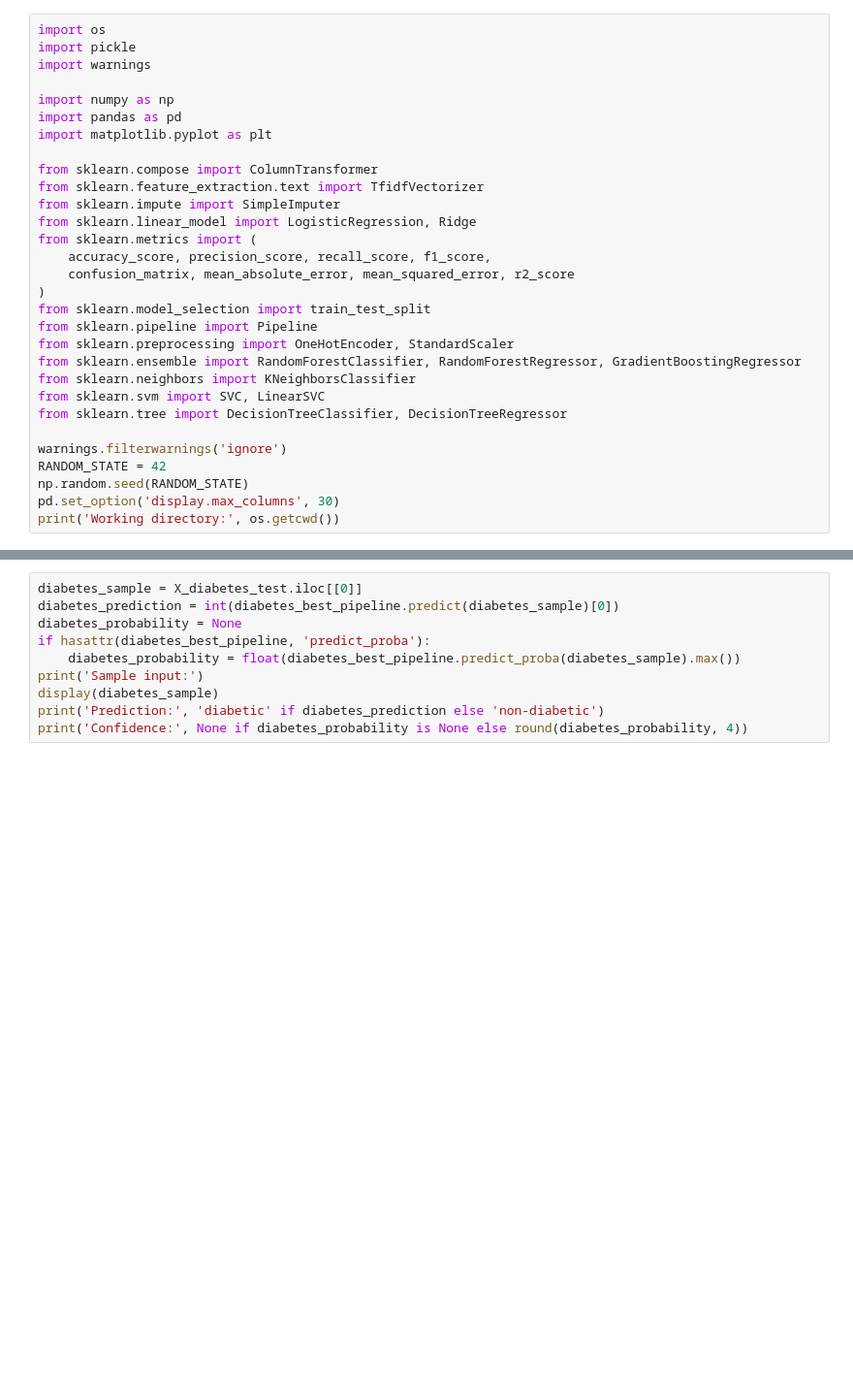
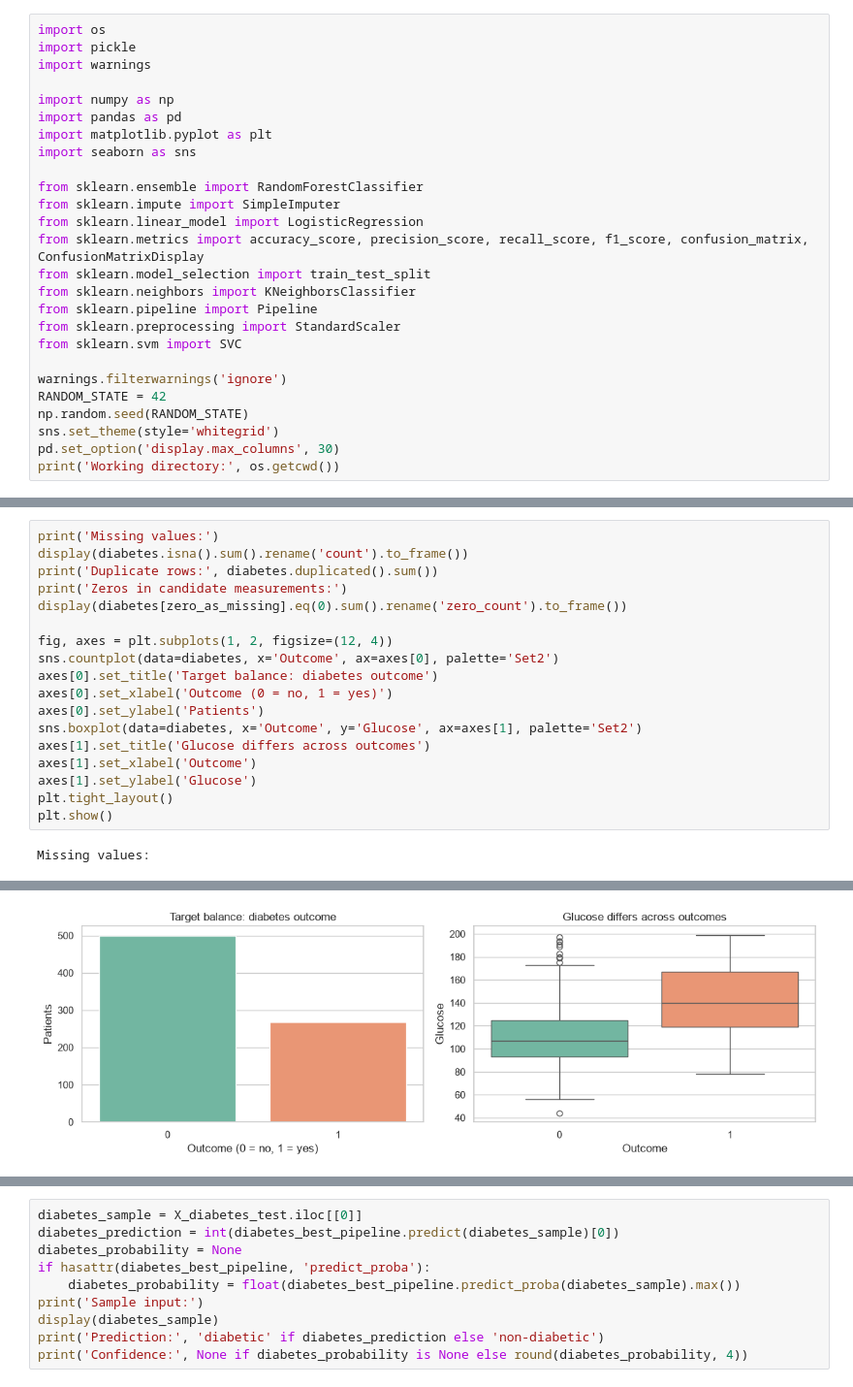
Before and after one commit to EspiMKpi/diabetes, a Jupyter notebook: diabetes_prediction.ipynb, the cells around one changed output, grey strips where cells are left out. Shown at 97% size. Drawn from its saved outputs; the diff is of its cells as text; blank space fills up the shorter version.

Commit message:
Expand notebook analysis and document modeling choices

```diff
--- a/diabetes_prediction.ipynb
+++ b/diabetes_prediction.ipynb
@@ -23,26 +16,22 @@ import warnings
 import numpy as np
 import pandas as pd
 import matplotlib.pyplot as plt
+import seaborn as sns
 
-from sklearn.compose import ColumnTransformer
-from sklearn.feature_extraction.text import TfidfVectorizer
+from sklearn.ensemble import RandomForestClassifier
 from sklearn.impute import SimpleImputer
-from sklearn.linear_model import LogisticRegression, Ridge
-from sklearn.metrics import (
-    accuracy_score, precision_score, recall_score, f1_score,
-    confusion_matrix, mean_absolute_error, mean_squared_error, r2_score
-)
+from sklearn.linear_model import LogisticRegression
+from sklearn.metrics import accuracy_score, precision_score, recall_score, f1_score, confusion_matrix, ConfusionMatrixDisplay
 from sklearn.model_selection import train_test_split
+from sklearn.neighbors import KNeighborsClassifier
 from sklearn.pipeline import Pipeline
-from sklearn.preprocessing import OneHotEncoder, StandardScaler
-from sklearn.ensemble import RandomForestClassifier, RandomForestRegressor, GradientBoostingRegressor
-from sklearn.neighbors import KNeighborsClassifier
-from sklearn.svm import SVC, LinearSVC
-from sklearn.tree import DecisionTreeClassifier, DecisionTreeRegressor
+from sklearn.preprocessing import StandardScaler
+from sklearn.svm import SVC
 
 warnings.filterwarnings('ignore')
 RANDOM_STATE = 42
 np.random.seed(RANDOM_STATE)
+sns.set_theme(style='whitegrid')
 pd.set_option('display.max_columns', 30)
 print('Working directory:', os.getcwd())
 # %% [output]
@@ -94,0 +62,20 @@ The diabetes dataset contains 768 observations and 8 input features. The target
+# %%
+print('Missing values:')
+display(diabetes.isna().sum().rename('count').to_frame())
+print('Duplicate rows:', diabetes.duplicated().sum())
+print('Zeros in candidate measurements:')
+display(diabetes[zero_as_missing].eq(0).sum().rename('zero_count').to_frame())
+
+fig, axes = plt.subplots(1, 2, figsize=(12, 4))
+sns.countplot(data=diabetes, x='Outcome', ax=axes[0], palette='Set2')
+axes[0].set_title('Target balance: diabetes outcome')
+axes[0].set_xlabel('Outcome (0 = no, 1 = yes)')
+axes[0].set_ylabel('Patients')
+sns.boxplot(data=diabetes, x='Outcome', y='Glucose', ax=axes[1], palette='Set2')
+axes[1].set_title('Glucose differs across outcomes')
+axes[1].set_xlabel('Outcome')
+axes[1].set_ylabel('Glucose')
+plt.tight_layout()
+plt.show()
+# %% [output]
+Missing values:
@@ -94,0 +100 @@ The diabetes dataset contains 768 observations and 8 input features. The target
+[figure, added]
```
Also changed, not shown: parts of 25 cells of this notebook, 3 other files.
